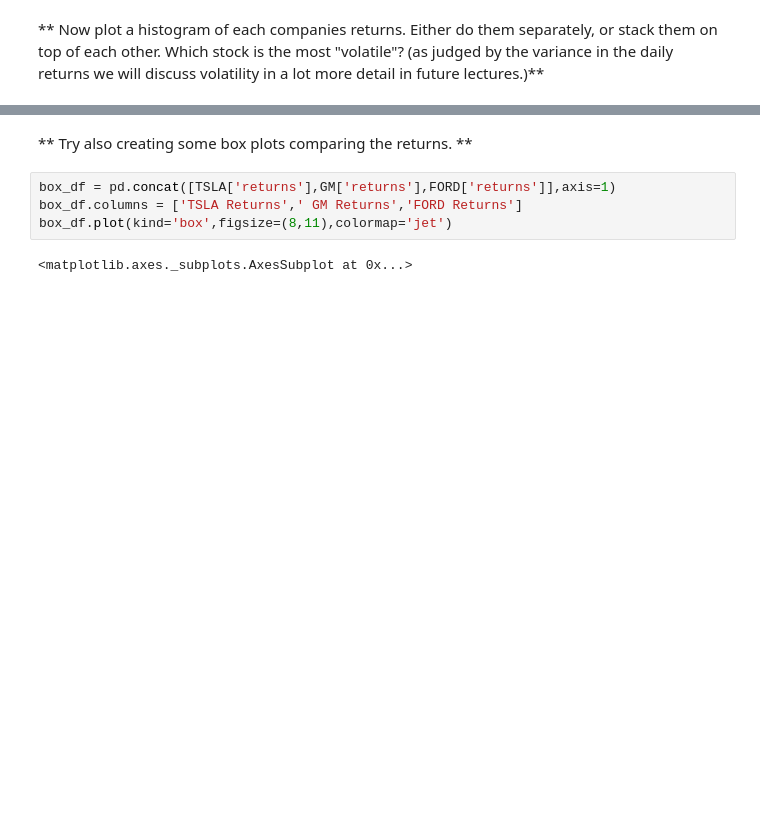
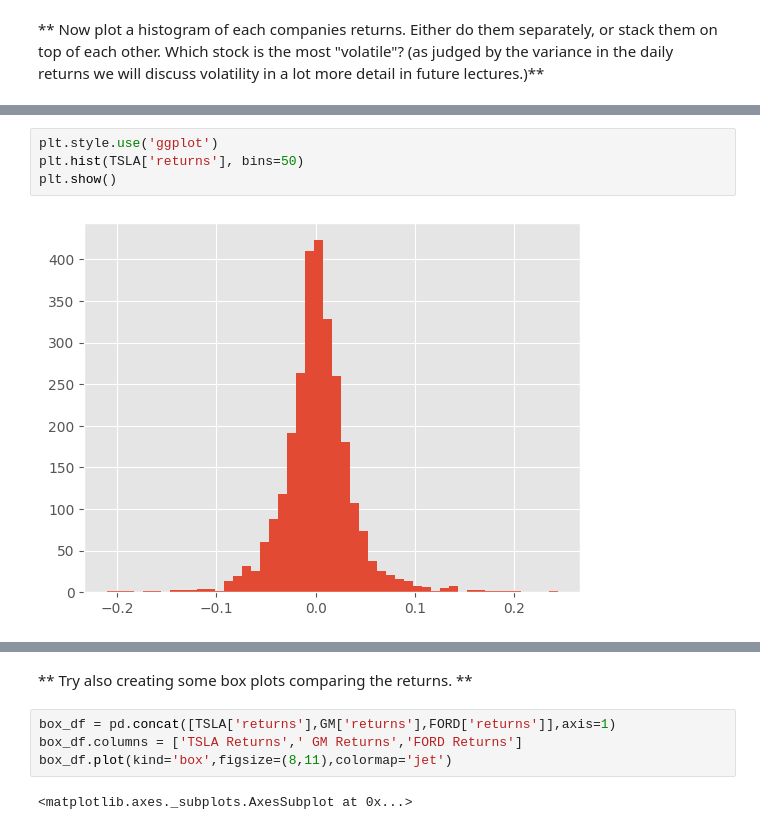
Before and after one commit to mattummal/ford-GM-share-price, a Jupyter notebook: analysis.ipynb, the cells around one changed output, grey strips where cells are left out. Saved outputs shown, nothing was run; the diff lists cells and outputs as text; blank space fills up the shorter version.

```diff
--- a/analysis.ipynb
+++ b/analysis.ipynb
@@ -318 +333,7 @@ TSLA['returns'].hist(bins=50)
+# %%
+plt.style.use('ggplot')
+plt.hist(TSLA['returns'], bins=50)
+plt.show()
+# %% [output]
+[figure, added]
 # %%
```
Also changed, not shown: parts of 17 cells of this notebook.
